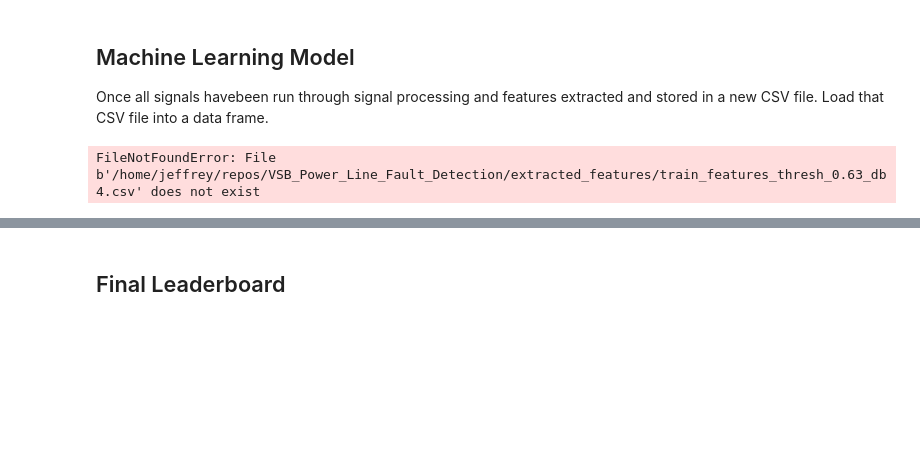
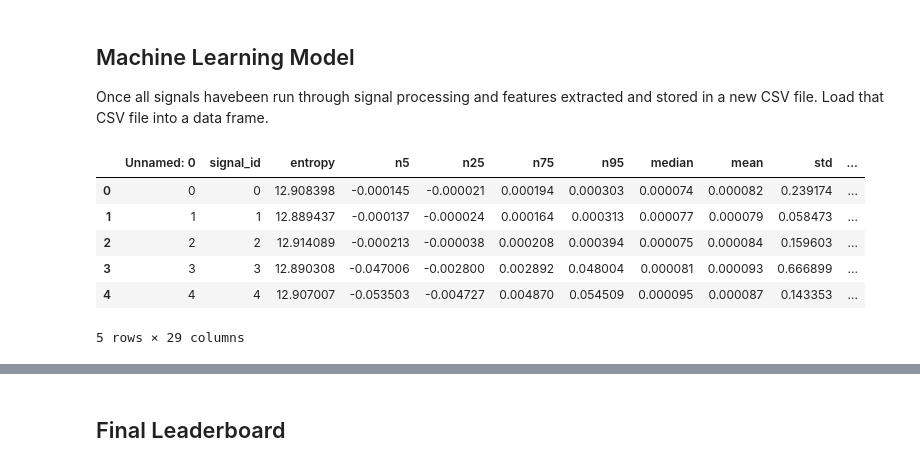
Before and after one commit to jeffreyegan/VSB_Power_Line_Fault_Detection, a Jupyter notebook: VSB_Final.ipynb, the cells around one changed output, grey strips where cells are left out. Saved outputs shown, nothing was run; the diff lists cells and outputs as text; code cells hidden in the pictures; blank space fills up the shorter version.

```diff
--- a/VSB_Final.ipynb
+++ b/VSB_Final.ipynb
@@ -425,9 +425,15 @@ array([ 1.80904136e-02, -4.02350000e+04, -4.05060000e+04,  4.68608897e-02,
 Once all signals havebeen run through signal processing and features extracted and stored in a new CSV file. Load that CSV file into a data frame.
 # %%
 import pandas as pd
-df = pd.read_csv("/home/jeffrey/repos/VSB_Power_Line_Fault_Detection/extracted_features/train_features_thresh_0.63_db4.csv")
+df = pd.read_csv("/home/jeffrey/repos/VSB_Power_Line_Fault_Detection/extracted_features/train_featuresHiLo_thresh_4.5_db4.csv")
 df.head()
 # %% [output]
+|  | Unnamed: 0 | signal_id | entropy | n5 | n25 | n75 | n95 | median | mean | std | ... |
+| 0 | 0 | 0 | 12.908398 | -0.000145 | -0.000021 | 0.000194 | 0.000303 | 0.000074 | 0.000082 | 0.239174 | ... |
+| 1 | 1 | 1 | 12.889437 | -0.000137 | -0.000024 | 0.000164 | 0.000313 | 0.000077 | 0.000079 | 0.058473 | ... |
+| 2 | 2 | 2 | 12.914089 | -0.000213 | -0.000038 | 0.000208 | 0.000394 | 0.000075 | 0.000084 | 0.159603 | ... |
+| 3 | 3 | 3 | 12.890308 | -0.047006 | -0.002800 | 0.002892 | 0.048004 | 0.000081 | 0.000093 | 0.666899 | ... |
+| 4 | 4 | 4 | 12.907007 | -0.053503 | -0.004727 | 0.004870 | 0.054509 | 0.000095 | 0.000087 | 0.143353 | ... |
-FileNotFoundError: File b'/home/jeffrey/repos/VSB_Power_Line_Fault_Detection/extracted_features/train_features_thresh_0.63_db4.csv' does not exist
+5 rows × 29 columns
 # %%
 from sklearn.model_selection import train_test_split
```
Also changed, not shown: parts of 2 cells of this notebook.
